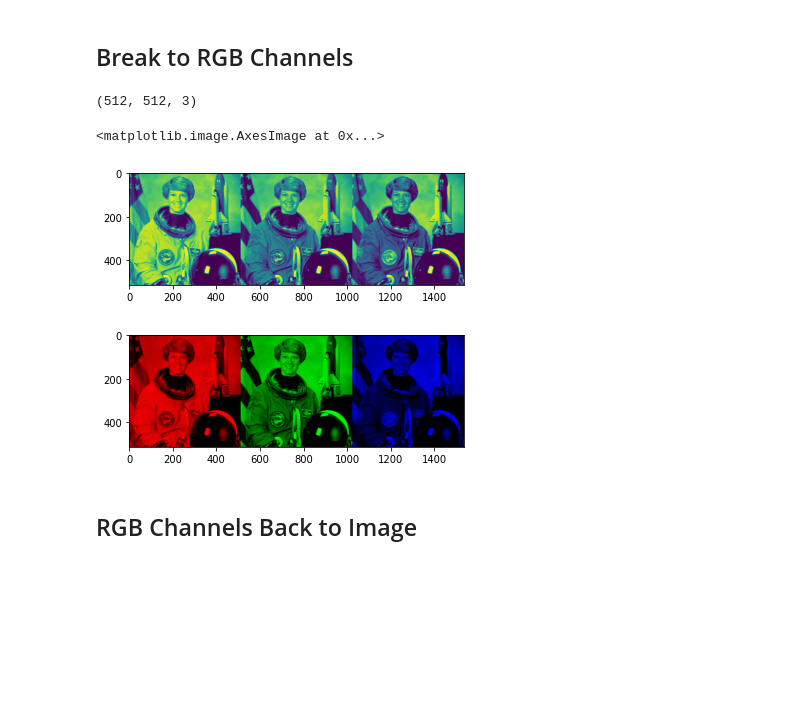
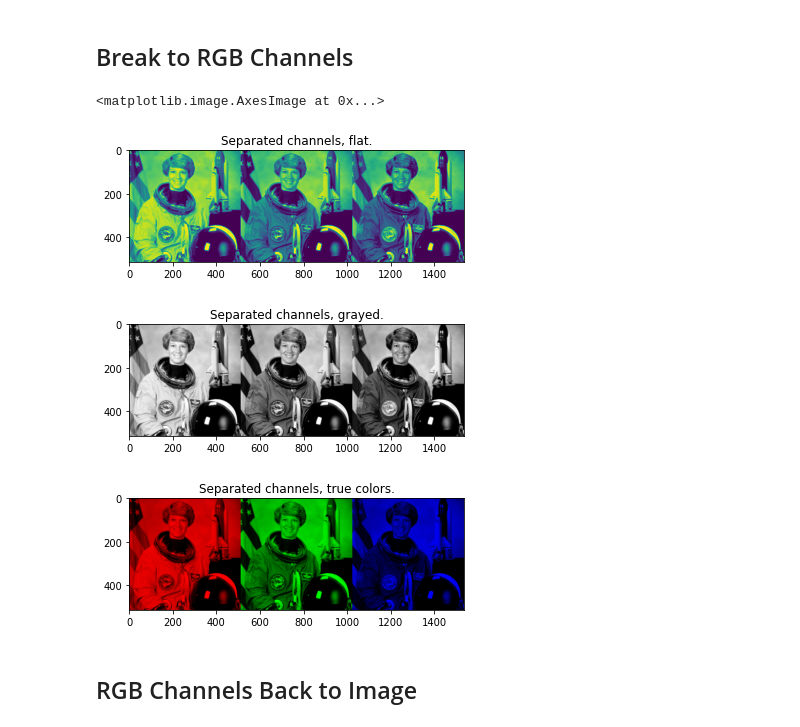
Before and after one commit to alexrayu/vfu, a Jupyter notebook: computer_vision/image_channels.ipynb, the cells around one changed output. Saved outputs shown, nothing was run; the diff lists cells and outputs as text; code cells hidden in the pictures; blank space fills up the shorter version.

Commit message:
Initial RGB layers image.

```diff
--- a/computer_vision/image_channels.ipynb
+++ b/computer_vision/image_channels.ipynb
@@ -27,31 +27,40 @@ Image shape: (512, 512, 3)
 # %% [markdown]
 ## Break to RGB Channels
 # %%
-
-
-# Separated channels
+# Separated channels.
 R = image[:, :, 0]
 G = image[:, :, 1]
 B = image[:, :, 2]
 img_rgb = np.concatenate((R, G, B), axis=1)
 plt.figure()
+plt.title('Separated channels, flat.')
+plt.imshow(img_rgb)
+
+# Separated channels grayed.
+R = image[:, :, (0, 0, 0)]
+G = image[:, :, (1, 1, 1)]
+B = image[:, :, (2, 2, 2)]
+img_rgb = np.concatenate((R, G, B), axis=1)
+plt.figure()
+plt.title('Separated channels, grayed.')
 plt.imshow(img_rgb)
 
 # Black image.
 BB = image.copy()
 BB[:, :, (0, 1, 2)] = 0
 
 img_R, img_G, img_B = image.copy(), image.copy(), image.copy()
 img_R[:, :, (1, 2)] = 0
 img_G[:, :, (0, 2)] = 0
 img_B[:, :, (0, 1)] = 0
 img_rgb = np.concatenate((img_R,img_G,img_B), axis=1)
 plt.figure()
+plt.title('Separated channels, true colors.')
 plt.imshow(img_rgb)
 # %% [output]
-(512, 512, 3)
+<matplotlib.image.AxesImage at 0x...>
-<matplotlib.image.AxesImage at 0x...>
-[figure, old version]
+[figure, new version]
-[figure, old version]
+[figure, new version]
+[figure, added]
 # %% [markdown]
 ## RGB Channels Back to Image
```
